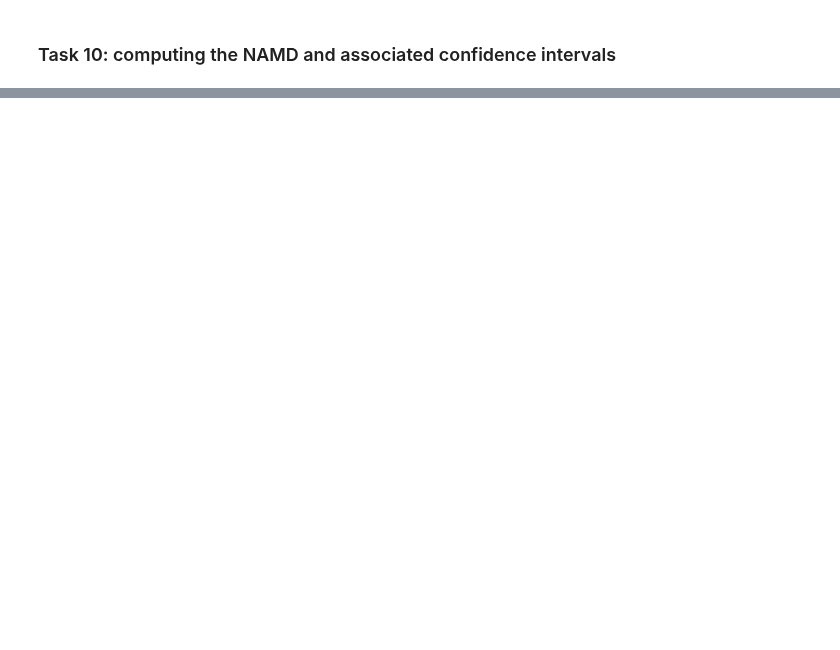
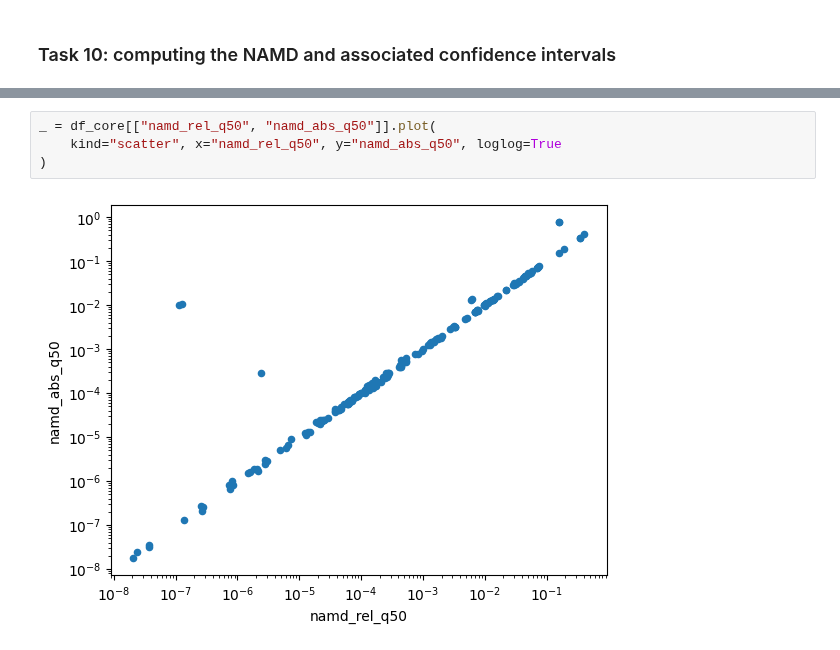
Before and after one commit to abocchieri/ExoNAMD, a Jupyter notebook: notebooks/api.ipynb, the cells around one changed output, grey strips where cells are left out. Saved outputs shown, nothing was run; the diff lists cells and outputs as text; blank space fills up the shorter version.

```diff
--- a/notebooks/api.ipynb
+++ b/notebooks/api.ipynb
@@ -349 +319,7 @@ df_core[["namd_abs_q16", "namd_abs_q50", "namd_abs_q84"]] = df_core.swifter.appl
 )
+# %%
+_ = df_core[["namd_rel_q50", "namd_abs_q50"]].plot(
+    kind="scatter", x="namd_rel_q50", y="namd_abs_q50", loglog=True
+)
+# %% [output]
+[figure, added]
```
Also changed, not shown: parts of 8 cells of this notebook.
